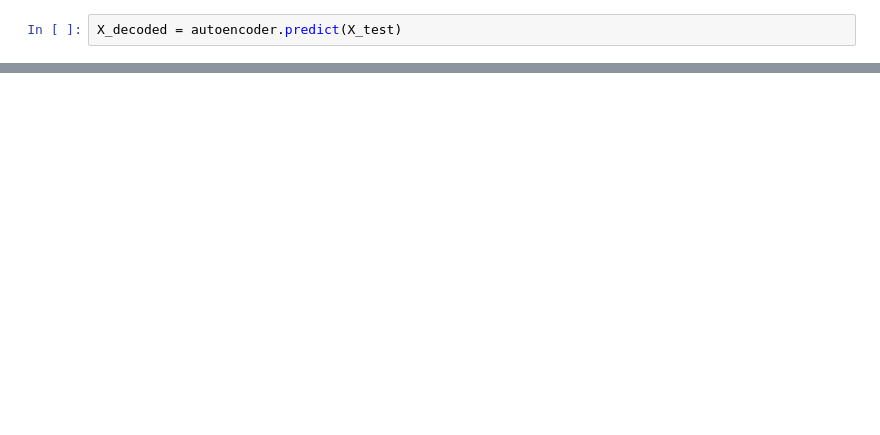
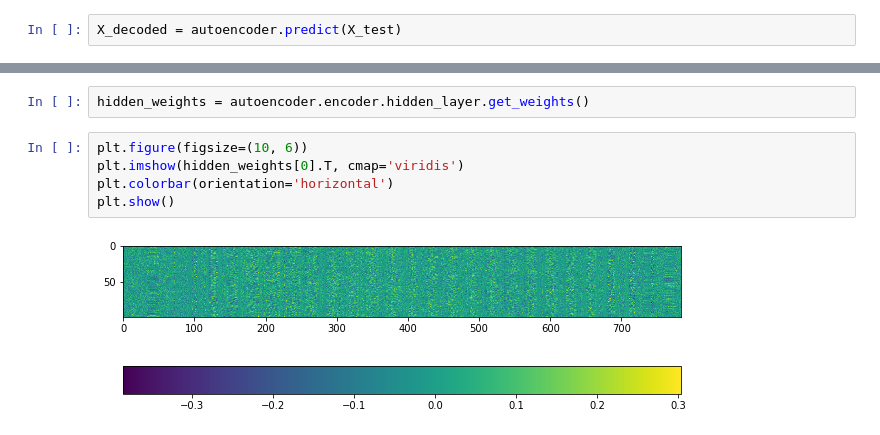
Before and after one commit to adammoss/MLiS2, a Jupyter notebook: examples/unsupervised/vanilla_autoencoder.ipynb, the cells around one changed output, grey strips where cells are left out. Saved outputs shown, nothing was run; the diff lists cells and outputs as text; blank space fills up the shorter version.

```diff
--- a/examples/unsupervised/vanilla_autoencoder.ipynb
+++ b/examples/unsupervised/vanilla_autoencoder.ipynb
@@ -108,0 +110,9 @@ plt.show()
+# %%
+hidden_weights = autoencoder.encoder.hidden_layer.get_weights()
+# %%
+plt.figure(figsize=(10, 6))
+plt.imshow(hidden_weights[0].T, cmap='viridis')
+plt.colorbar(orientation='horizontal')
+plt.show()
+# %% [output]
+[figure, added]
```
Also changed, not shown: parts of 7 cells of this notebook.
